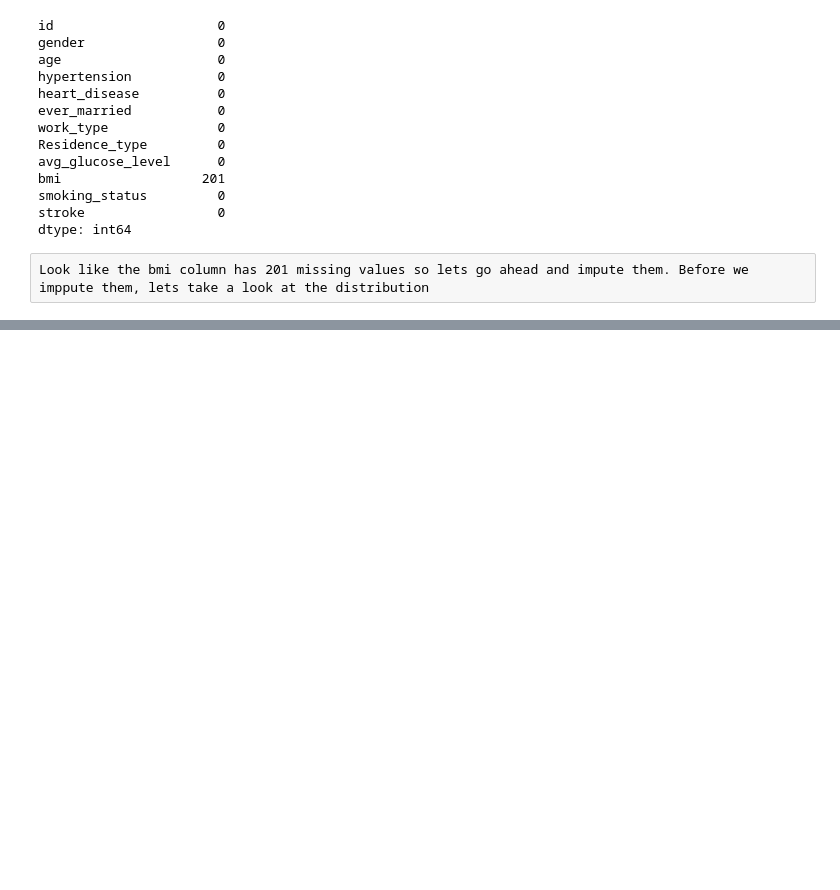
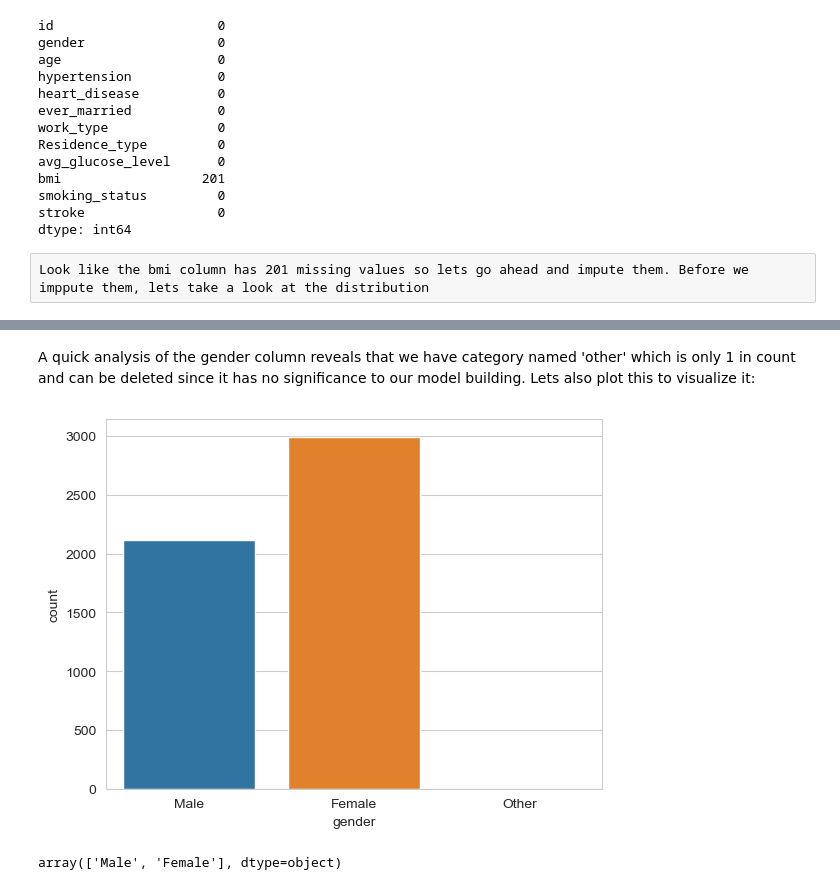
Before and after one commit to mohmeez/Systems-Analysis-and-Design-Stroke-Prediction, a Jupyter notebook: Stroke_Prediction.ipynb, the cells around one changed output, grey strips where cells are left out. Cells and saved outputs as stored; diff of their text form; code cells hidden in the pictures; blank space fills up the shorter version.

```diff
--- a/Stroke_Prediction.ipynb
+++ b/Stroke_Prediction.ipynb
@@ -59,0 +106,2 @@ data.bmi.median()
+# %%
+df.bmi.fillna(df.bmi.mean(), inplace=True)
@@ -59,0 +137,2 @@ data.bmi.median()
+# %%
+df = df.drop('id', axis=1)
@@ -59,0 +156,3 @@ data.bmi.median()
+# %%
+categorical = df.select_dtypes(exclude=[np.number])
+categorical
@@ -59,0 +205,8 @@ data.bmi.median()
+# %% [markdown]
+A quick analysis of the gender column reveals that we have category named 'other' which is only 1 in count and can be deleted since it has no significance to our model building. Lets also plot this to visualize it:
+# %%
+sns.set_style('whitegrid')
+sns.countplot(data=categorical, x='gender')
+plt.show()
+# %% [output]
+[figure, added]
@@ -59,0 +217,5 @@ data.bmi.median()
+# %%
+categorical_cleaned = df.select_dtypes(exclude=[np.number])
+categorical_cleaned.gender.unique()
+# %% [output]
+array(['Male', 'Female'], dtype=object)
```
Also changed, not shown: parts of 77 cells of this notebook.
